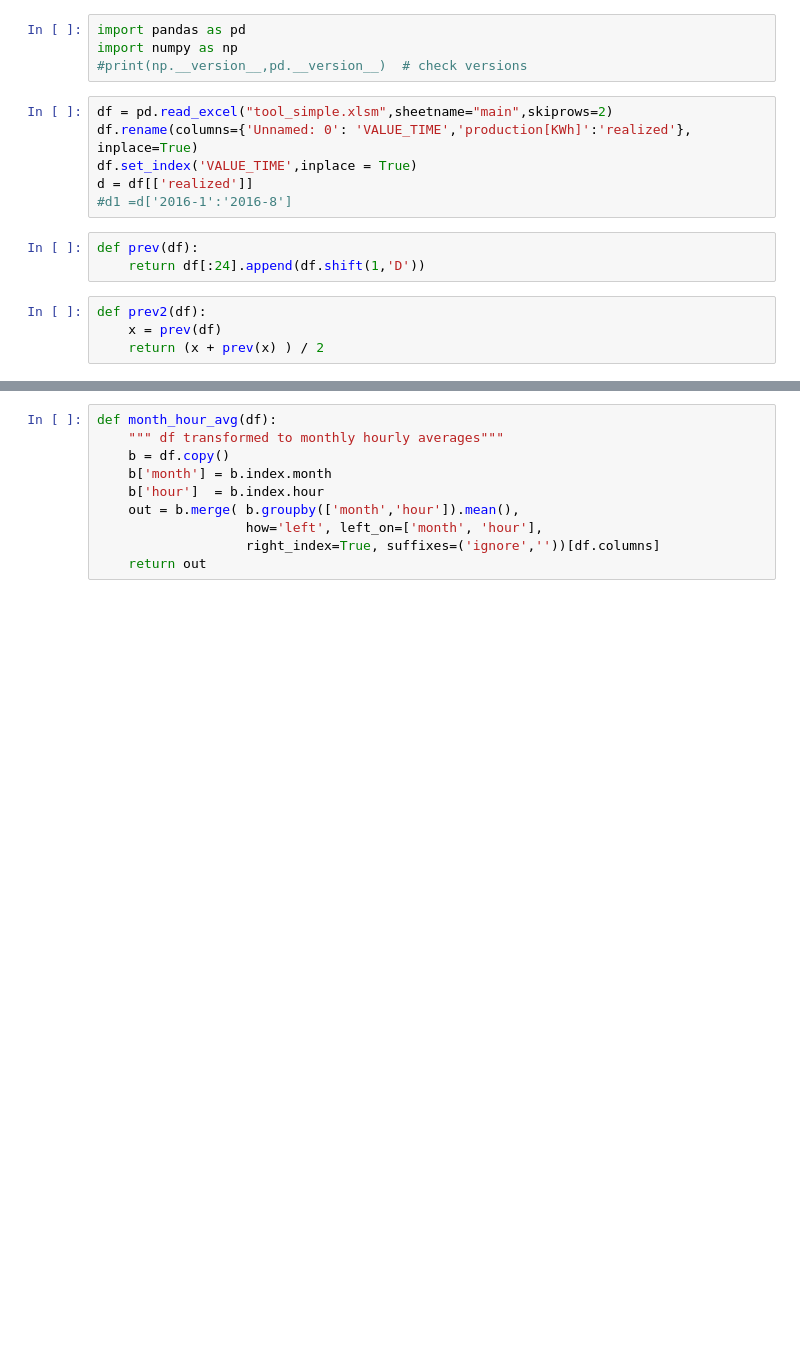
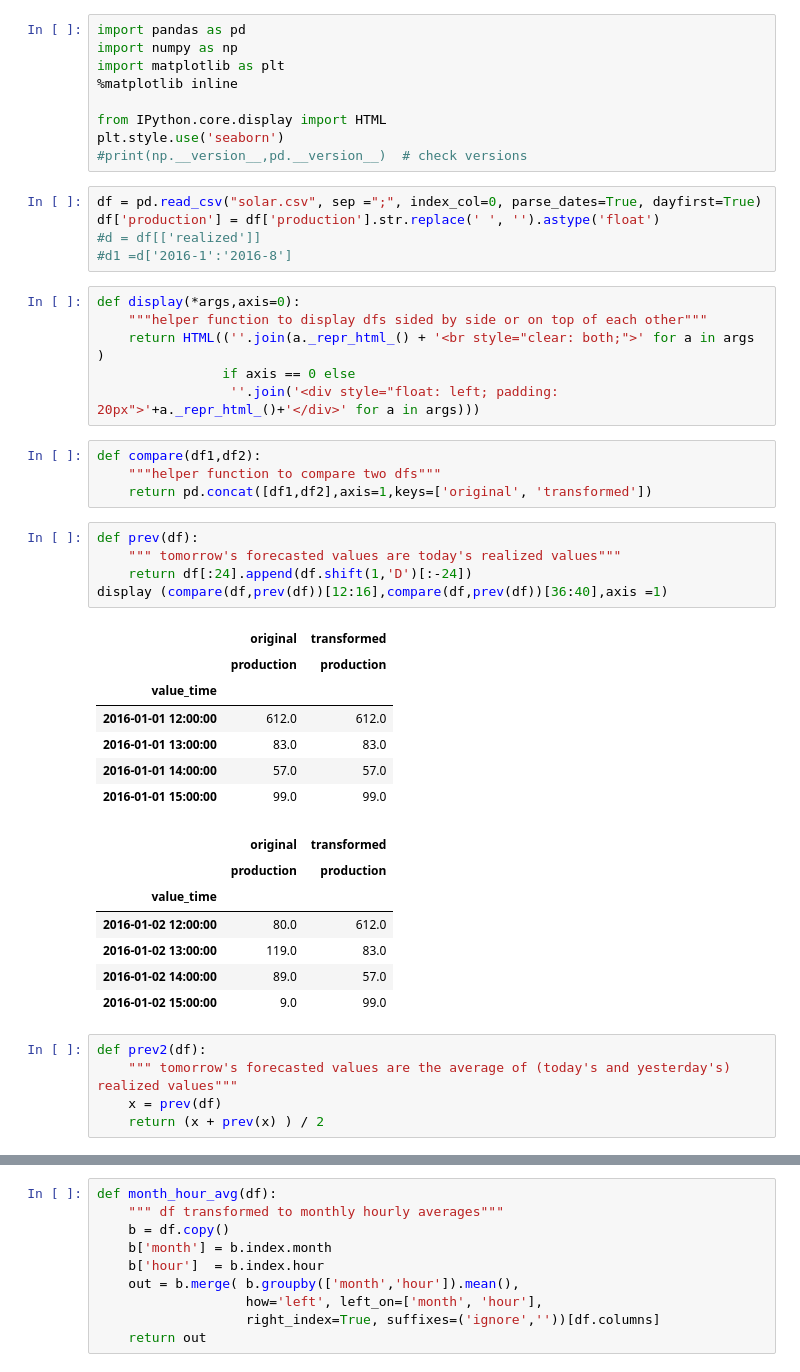
Before and after one commit to dragosbo/rapid, a Jupyter notebook: solar.ipynb, the cells around one changed output, grey strips where cells are left out. Cells and saved outputs as stored; diff of their text form; blank space fills up the shorter version.

```diff
--- a/solar.ipynb
+++ b/solar.ipynb
@@ -1,18 +5,50 @@
 # %%
 import pandas as pd
 import numpy as np
+import matplotlib as plt
+%matplotlib inline
+
+from IPython.core.display import HTML
+plt.style.use('seaborn')
 #print(np.__version__,pd.__version__)  # check versions
-# %%
-df = pd.read_excel("tool_simple.xlsm",sheetname="main",skiprows=2)
-df.rename(columns={'Unnamed: 0': 'VALUE_TIME','production[KWh]':'realized'}, inplace=True)
-df.set_index('VALUE_TIME',inplace = True)
-d = df[['realized']]
-#d1 =d['2016-1':'2016-8']
+# %%
+df = pd.read_csv("solar.csv", sep =";", index_col=0, parse_dates=True, dayfirst=True)
+df['production'] = df['production'].str.replace(' ', '').astype('float')
+#d = df[['realized']]
+#d1 =d['2016-1':'2016-8']
+# %%
+def display(*args,axis=0):
+    """helper function to display dfs sided by side or on top of each other"""
+    return HTML((''.join(a._repr_html_() + '<br style="clear: both;">' for a in args )
+                if axis == 0 else
+                 ''.join('<div style="float: left; padding: 20px">'+a._repr_html_()+'</div>' for a in args)))
+# %%
+def compare(df1,df2):
+    """helper function to compare two dfs"""
+    return pd.concat([df1,df2],axis=1,keys=['original', 'transformed'])
 # %%
 def prev(df):
-    return df[:24].append(df.shift(1,'D'))
+    """ tomorrow's forecasted values are today's realized values"""
+    return df[:24].append(df.shift(1,'D')[:-24])
+display (compare(df,prev(df))[12:16],compare(df,prev(df))[36:40],axis =1)
+# %% [output]
+|  | original | transformed |
+|  | production | production |
+| value_time |  |  |
+| 2016-01-01 12:00:00 | 612.0 | 612.0 |
+| 2016-01-01 13:00:00 | 83.0 | 83.0 |
+| 2016-01-01 14:00:00 | 57.0 | 57.0 |
+| 2016-01-01 15:00:00 | 99.0 | 99.0 |
+|  | original | transformed |
+|  | production | production |
+| value_time |  |  |
+| 2016-01-02 12:00:00 | 80.0 | 612.0 |
+| 2016-01-02 13:00:00 | 119.0 | 83.0 |
+| 2016-01-02 14:00:00 | 89.0 | 57.0 |
+| 2016-01-02 15:00:00 | 9.0 | 99.0 |
 # %%
 def prev2(df):
+    """ tomorrow's forecasted values are the average of (today's and yesterday's) realized values"""
     x = prev(df)
     return (x + prev(x) ) / 2
 # %%
```
Also changed, not shown: parts of 8 cells of this notebook.
